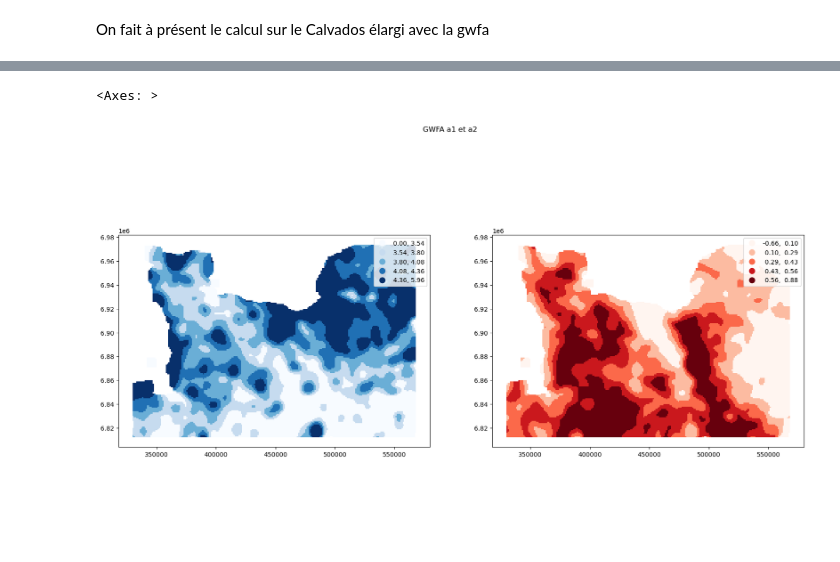
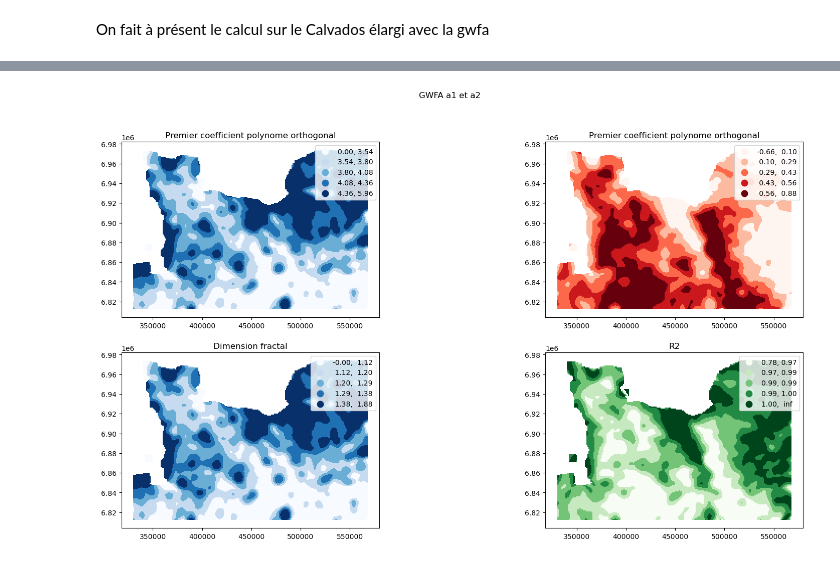
Before and after one commit to fsemecurbe/multiscale_analysis, a Jupyter notebook: multiscale_analysis.ipynb, the cells around one changed output, grey strips where cells are left out. Saved outputs shown, nothing was run; the diff lists cells and outputs as text; code cells hidden in the pictures; blank space fills up the shorter version.

```diff
--- a/multiscale_analysis.ipynb
+++ b/multiscale_analysis.ipynb
@@ -75,5 +75,8 @@ On obtient par cette régression les coeffs,a0, a1 et a2 de a0 + a1 * log(s) + a
 # %%
 poly2 = orthogonalize(np.concatenate([np.ones(len(radius)), np.log2(radius), np.log2(radius)**2]).reshape(3,len(radius)).T)
+regresseur = np.log2(radius).reshape(len(radius),1)
+regresseur = (regresseur - np.mean(regresseur)) / (np.var(regresseur) * radius.shape[0])
+poly2 = np.concat([poly2, regresseur], axis=1) #regresseur permet de calculer la dimension fractale
 # %%
 np.matmul(np.log2(sdbc_c), poly2)
 # %% [output]
@@ -118,14 +121,22 @@ end of program - enjoy
 =================================================
 # %%
 multiscale = -np.matmul(np.log2(lissage[['r_50', 'r_100', 'r_200', 'r_400', 'r_800']]), poly2)
-multiscale.columns= ['a0', 'a1', 'a2']
+multiscale.columns= ['a0', 'a1', 'a2', 'D0']
 # %%
 lissage = pd.concat([lissage, multiscale], axis=1)
+# %%
+# je calcule ici le R2 associé au calcul de la dimension fractal
+lissage['R2'] = (lissage['D0'] / np.std(np.log2(lissage[['r_50', 'r_100', 'r_200', 'r_400', 'r_800']]), axis=1) * np.std(np.log2(radius)))**2
 # %%
-fig, (ax1, ax2) = plt.subplots(1, 2, figsize=(20,10))
+fig, axs = plt.subplots(2, 2, figsize=(20,10))
 fig.suptitle('GWFA a1 et a2')
-lissage.plot('a1', scheme='quantiles',  legend=True, ax=ax1, cmap='Blues')
-lissage.plot('a2', scheme='quantiles',  legend=True, ax=ax2, cmap='Reds')
+lissage.plot('a1', scheme='quantiles',  legend=True, ax=axs[0,0], cmap='Blues')
+axs[0,0].title.set_text('Premier coefficient polynome orthogonal')
+lissage.plot('a2', scheme='quantiles',  legend=True, ax=axs[0,1], cmap='Reds')
+axs[0,1].title.set_text('Premier coefficient polynome orthogonal')
+lissage.plot('D0', scheme='quantiles',  legend=True, ax=axs[1,0], cmap='Blues')
+axs[1,0].title.set_text('Dimension fractal')
+lissage.plot('R2', scheme='quantiles',  legend=True, ax=axs[1,1], cmap='Greens')
+axs[1,1].title.set_text('R2')
 # %% [output]
-<Axes: >
-[figure, old version]
+[figure, new version]
```
Also changed, not shown: parts of 4 cells of this notebook.
